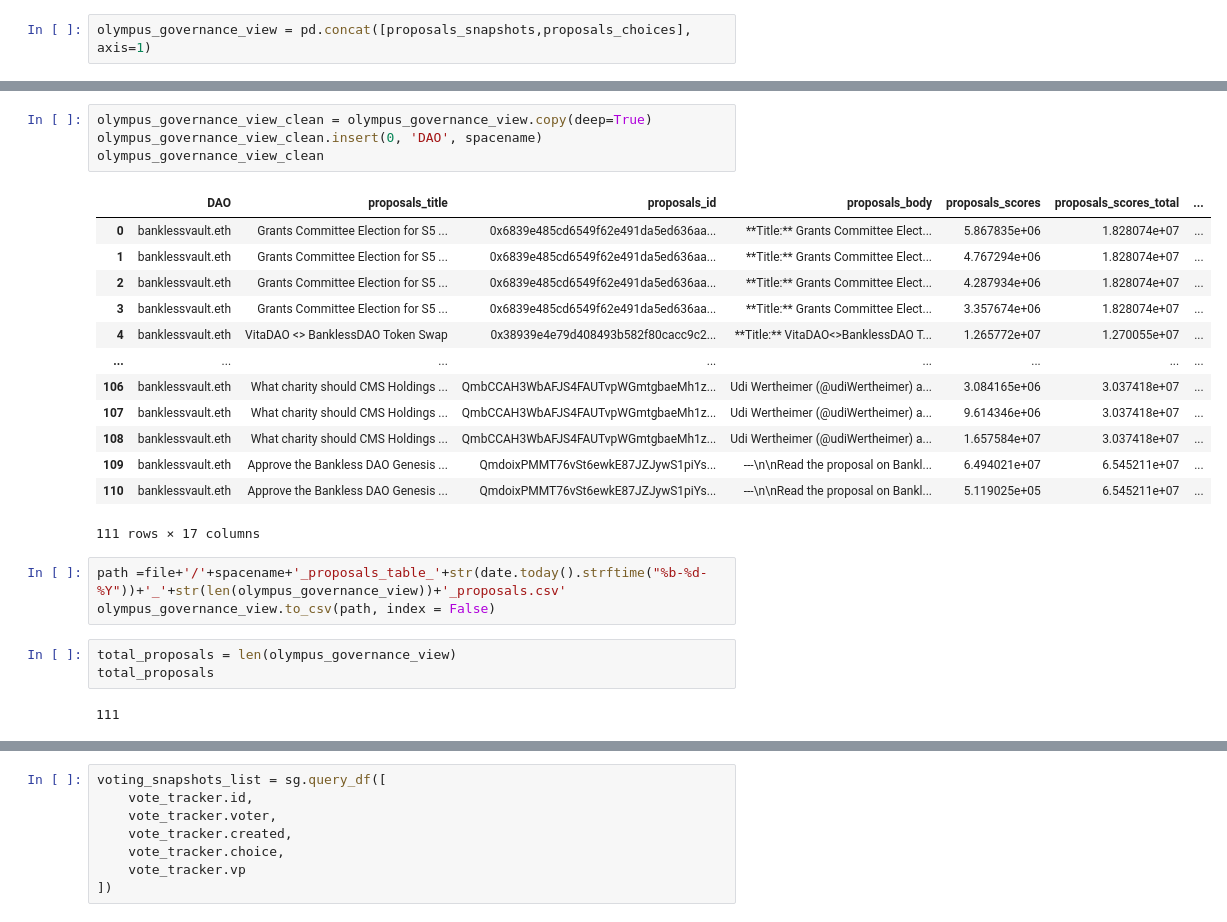
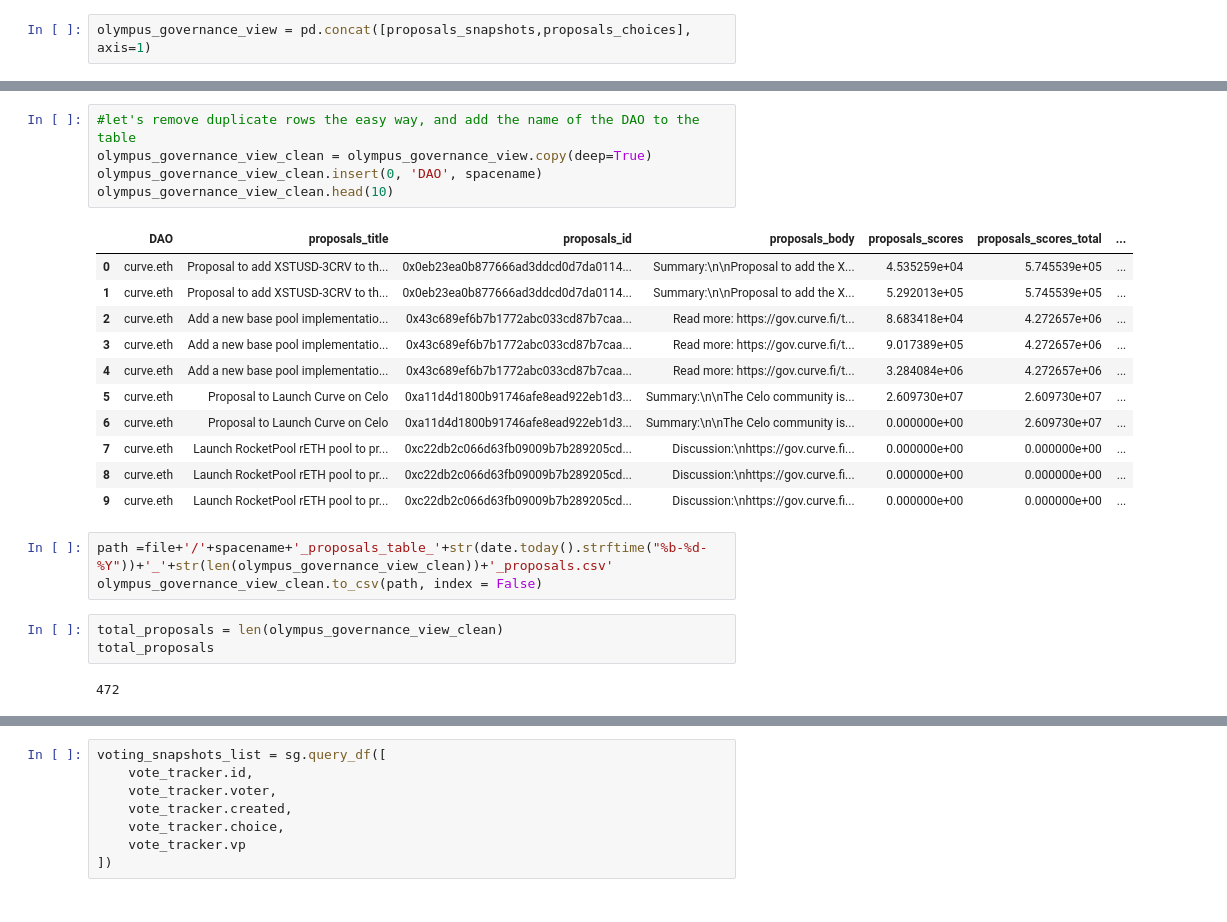
Before and after one commit to EdgeCaser/snapshot_governance, a Jupyter notebook: DAO_snapshot_tool_data.ipynb, the cells around one changed output, grey strips where cells are left out. Cells and saved outputs as stored; diff of their text form.

```diff
--- a/DAO_snapshot_tool_data.ipynb
+++ b/DAO_snapshot_tool_data.ipynb
@@ -85,27 +61,26 @@ olympus_governance_view
 # %%
+#let's remove duplicate rows the easy way, and add the name of the DAO to the table
 olympus_governance_view_clean = olympus_governance_view.copy(deep=True)
 olympus_governance_view_clean.insert(0, 'DAO', spacename)
-olympus_governance_view_clean
+olympus_governance_view_clean.head(10)
 # %% [output]
 |  | DAO | proposals_title | proposals_id | proposals_body | proposals_scores | proposals_scores_total | ... |
-| 0 | banklessvault.eth | Grants Committee Election for S5 ... | 0x6839e485cd6549f62e491da5ed636aa... | **Title:** Grants Committee Elect... | 5.867835e+06 | 1.828074e+07 | ... |
-| 1 | banklessvault.eth | Grants Committee Election for S5 ... | 0x6839e485cd6549f62e491da5ed636aa... | **Title:** Grants Committee Elect... | 4.767294e+06 | 1.828074e+07 | ... |
-| 2 | banklessvault.eth | Grants Committee Election for S5 ... | 0x6839e485cd6549f62e491da5ed636aa... | **Title:** Grants Committee Elect... | 4.287934e+06 | 1.828074e+07 | ... |
-| 3 | banklessvault.eth | Grants Committee Election for S5 ... | 0x6839e485cd6549f62e491da5ed636aa... | **Title:** Grants Committee Elect... | 3.357674e+06 | 1.828074e+07 | ... |
-| 4 | banklessvault.eth | VitaDAO <> BanklessDAO Token Swap | 0x38939e4e79d408493b582f80cacc9c2... | **Title:** VitaDAO<>BanklessDAO T... | 1.265772e+07 | 1.270055e+07 | ... |
-| ... | ... | ... | ... | ... | ... | ... | ... |
-| 106 | banklessvault.eth | What charity should CMS Holdings ... | QmbCCAH3WbAFJS4FAUTvpWGmtgbaeMh1z... | Udi Wertheimer (@udiWertheimer) a... | 3.084165e+06 | 3.037418e+07 | ... |
-| 107 | banklessvault.eth | What charity should CMS Holdings ... | QmbCCAH3WbAFJS4FAUTvpWGmtgbaeMh1z... | Udi Wertheimer (@udiWertheimer) a... | 9.614346e+06 | 3.037418e+07 | ... |
-| 108 | banklessvault.eth | What charity should CMS Holdings ... | QmbCCAH3WbAFJS4FAUTvpWGmtgbaeMh1z... | Udi Wertheimer (@udiWertheimer) a... | 1.657584e+07 | 3.037418e+07 | ... |
-| 109 | banklessvault.eth | Approve the Bankless DAO Genesis ... | QmdoixPMMT76vSt6ewkE87JZJywS1piYs... | ---\n\nRead the proposal on Bankl... | 6.494021e+07 | 6.545211e+07 | ... |
-| 110 | banklessvault.eth | Approve the Bankless DAO Genesis ... | QmdoixPMMT76vSt6ewkE87JZJywS1piYs... | ---\n\nRead the proposal on Bankl... | 5.119025e+05 | 6.545211e+07 | ... |
+| 0 | curve.eth | Proposal to add XSTUSD-3CRV to th... | 0x0eb23ea0b877666ad3ddcd0d7da0114... | Summary:\n\nProposal to add the X... | 4.535259e+04 | 5.745539e+05 | ... |
+| 1 | curve.eth | Proposal to add XSTUSD-3CRV to th... | 0x0eb23ea0b877666ad3ddcd0d7da0114... | Summary:\n\nProposal to add the X... | 5.292013e+05 | 5.745539e+05 | ... |
+| 2 | curve.eth | Add a new base pool implementatio... | 0x43c689ef6b7b1772abc033cd87b7caa... | Read more: https://gov.curve.fi/t... | 8.683418e+04 | 4.272657e+06 | ... |
+| 3 | curve.eth | Add a new base pool implementatio... | 0x43c689ef6b7b1772abc033cd87b7caa... | Read more: https://gov.curve.fi/t... | 9.017389e+05 | 4.272657e+06 | ... |
+| 4 | curve.eth | Add a new base pool implementatio... | 0x43c689ef6b7b1772abc033cd87b7caa... | Read more: https://gov.curve.fi/t... | 3.284084e+06 | 4.272657e+06 | ... |
+| 5 | curve.eth | Proposal to Launch Curve on Celo | 0xa11d4d1800b91746afe8ead922eb1d3... | Summary:\n\nThe Celo community is... | 2.609730e+07 | 2.609730e+07 | ... |
+| 6 | curve.eth | Proposal to Launch Curve on Celo | 0xa11d4d1800b91746afe8ead922eb1d3... | Summary:\n\nThe Celo community is... | 0.000000e+00 | 2.609730e+07 | ... |
+| 7 | curve.eth | Launch RocketPool rETH pool to pr... | 0xc22db2c066d63fb09009b7b289205cd... | Discussion:\nhttps://gov.curve.fi... | 0.000000e+00 | 0.000000e+00 | ... |
+| 8 | curve.eth | Launch RocketPool rETH pool to pr... | 0xc22db2c066d63fb09009b7b289205cd... | Discussion:\nhttps://gov.curve.fi... | 0.000000e+00 | 0.000000e+00 | ... |
+| 9 | curve.eth | Launch RocketPool rETH pool to pr... | 0xc22db2c066d63fb09009b7b289205cd... | Discussion:\nhttps://gov.curve.fi... | 0.000000e+00 | 0.000000e+00 | ... |
-111 rows × 17 columns
 # %%
-path =file+'/'+spacename+'_proposals_table_'+str(date.today().strftime("%b-%d-%Y"))+'_'+str(len(olympus_governance_view))+'_proposals.csv'
-olympus_governance_view.to_csv(path, index = False)
+path =file+'/'+spacename+'_proposals_table_'+str(date.today().strftime("%b-%d-%Y"))+'_'+str(len(olympus_governance_view_clean))+'_proposals.csv'
+olympus_governance_view_clean.to_csv(path, index = False)
 # %%
-total_proposals = len(olympus_governance_view)
+total_proposals = len(olympus_governance_view_clean)
 total_proposals
 # %% [output]
-111
+472
 # %%
```
Also changed, not shown: parts of 20 cells of this notebook.
